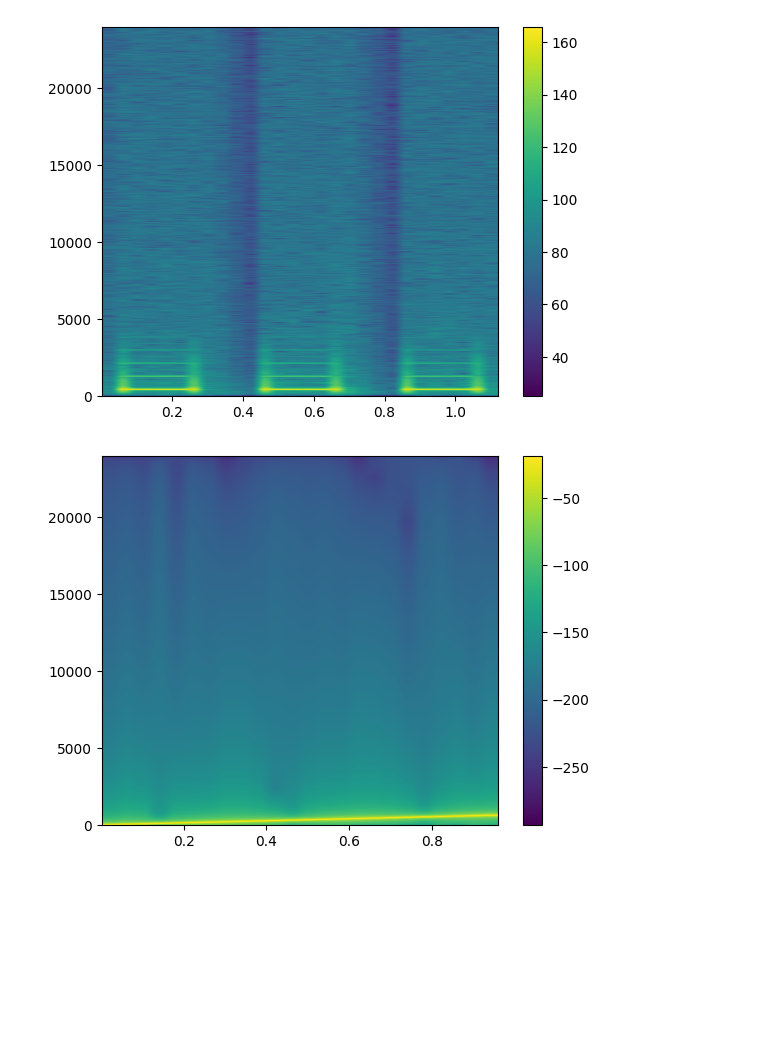
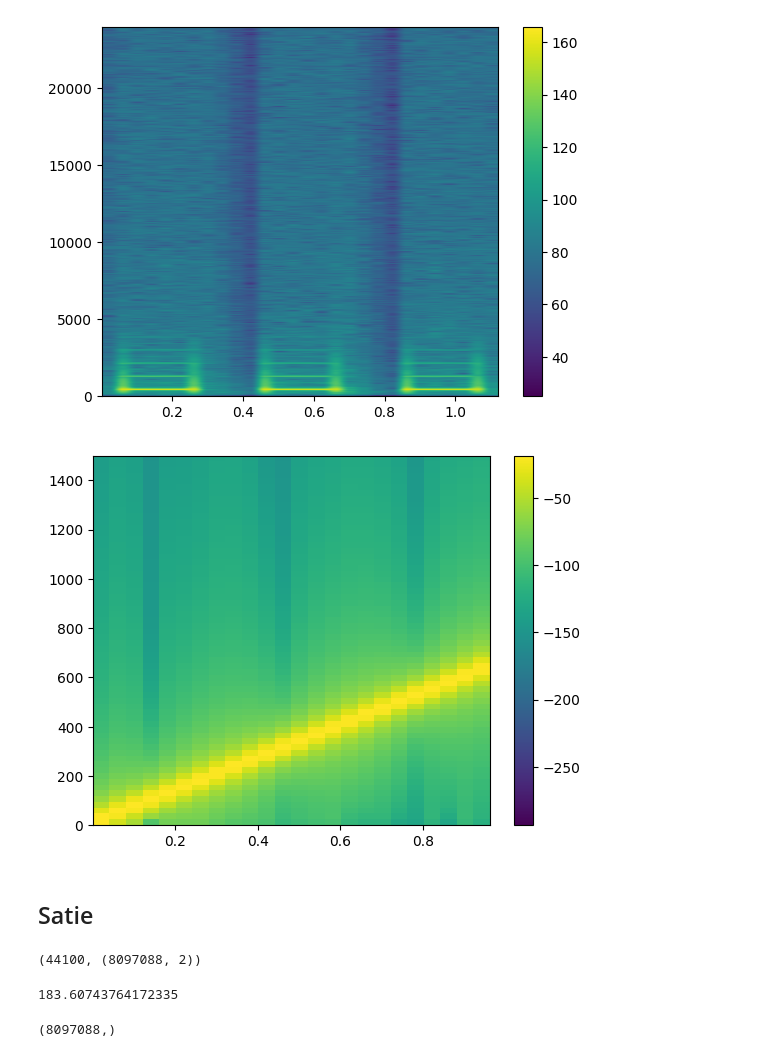
Before and after one commit to andresroliveira/FourierAnalysis, a Jupyter notebook: notebook.ipynb, the cells around one changed output. Saved outputs shown, nothing was run; the diff lists cells and outputs as text; code cells hidden in the pictures; blank space fills up the shorter version.

```diff
--- a/notebook.ipynb
+++ b/notebook.ipynb
@@ -109,7 +109,10 @@ plt.show()
 [figure]
 # %%
 plt.specgram(y, Fs = samplerate, NFFT= 2048)
+plt.ylim(0, 1500)
 plt.colorbar()
 plt.show()
 # %% [output]
-[figure, old version]
+[figure, new version]
+# %% [markdown]
+## Satie
@@ -115,0 +121,14 @@ plt.show()
+# %%
+sr, musica.shape
+# %% [output]
+(44100, (8097088, 2))
+# %%
+duracao = musica.shape[0] / sr
+duracao
+# %% [output]
+183.60743764172335
+# %%
+time = np.arange(start = 0, stop = duracao, step = 1/sr)
+time.shape
+# %% [output]
+(8097088,)
```
Also changed, not shown: parts of 2 cells of this notebook.
